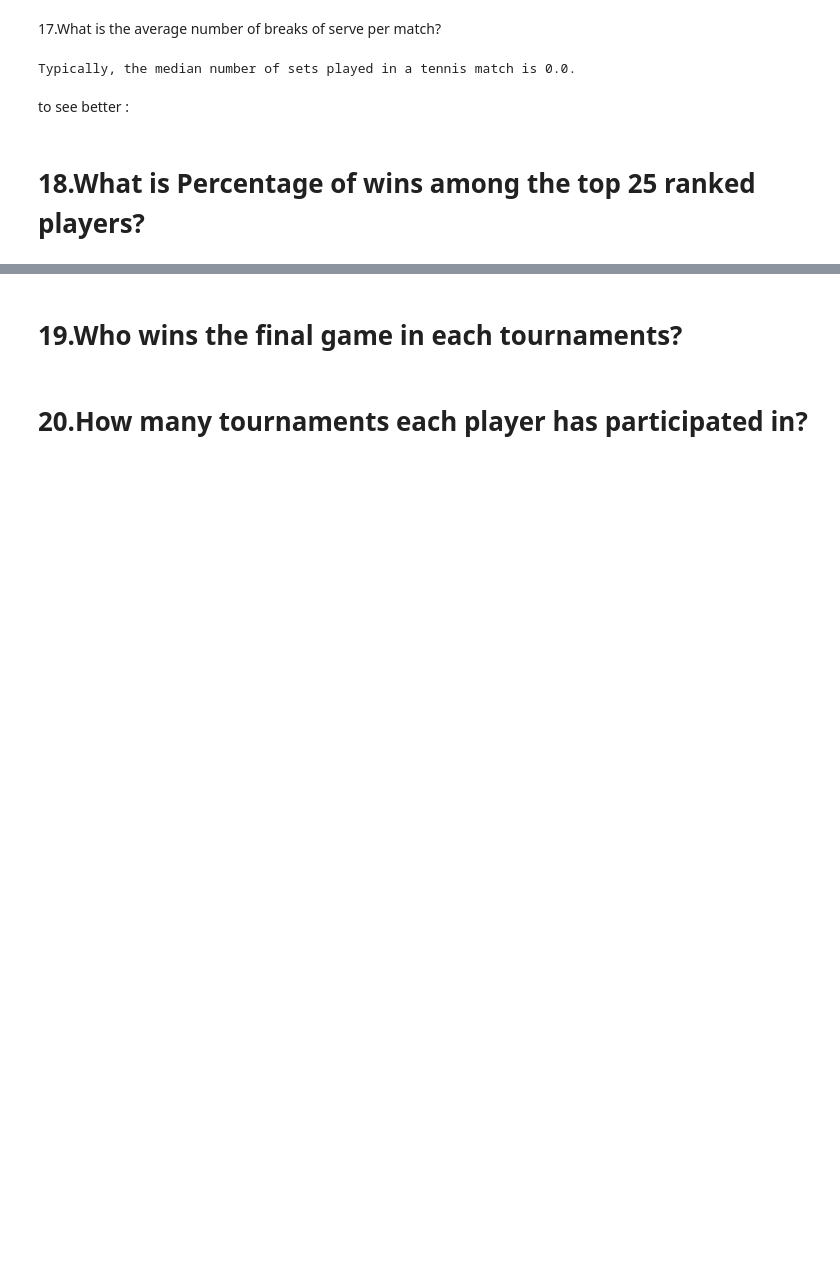
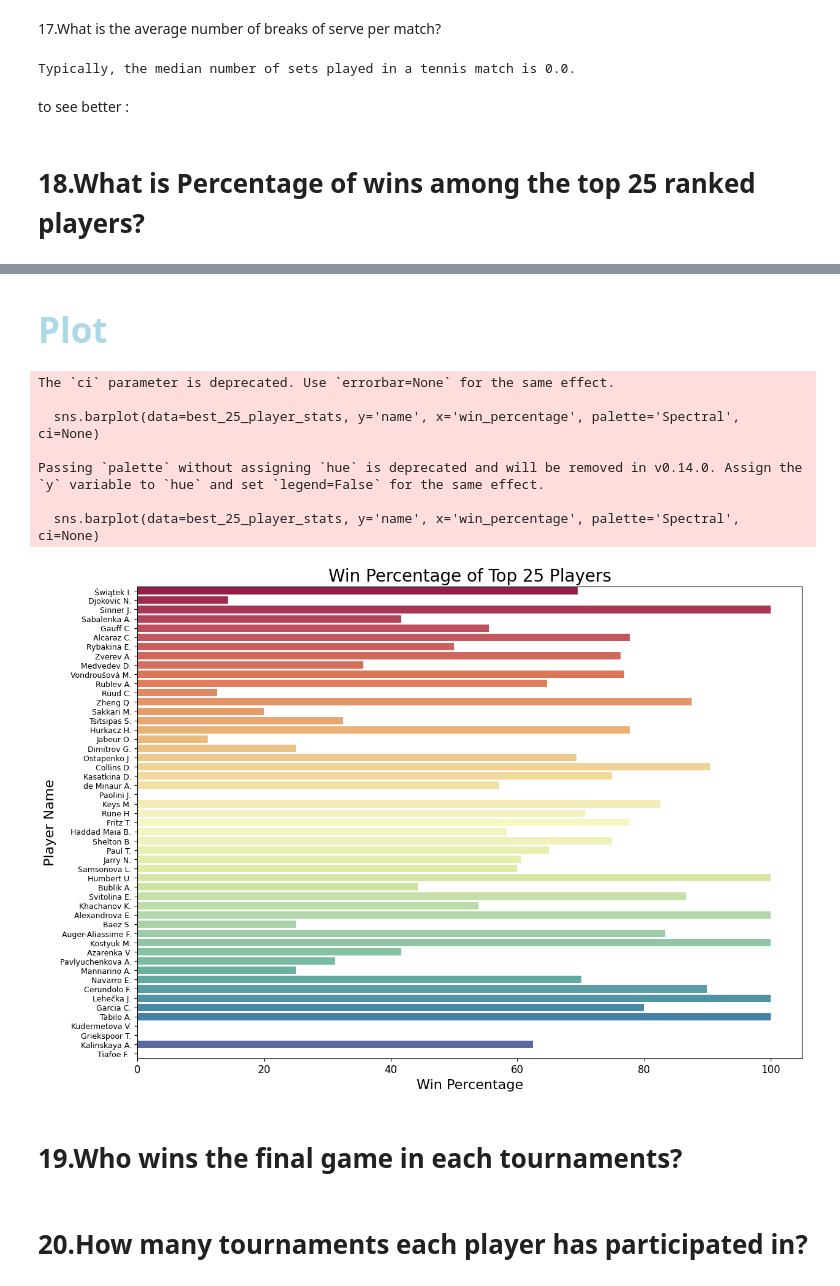
Before and after one commit to HosseinFaghihi/tennismatch_coop_coding, a Jupyter notebook: tproject.ipynb, the cells around one changed output, grey strips where cells are left out. Cells and saved outputs as stored; diff of their text form; code cells hidden in the pictures; blank space fills up the shorter version.

Commit message:
plot

```diff
--- a/tproject.ipynb
+++ b/tproject.ipynb
@@ -124,7 +125,7 @@ for group_name, df in grouped_data_frames.items():
 read csv files
 # %%
 # Define the directory and group names
-base_folder = r'F:\daneshkar\project1\extracted_rar_files'
+base_folder = r'e:\extracted_rar_files'
 group_names = [
     'home_team_score',
     'home_team',
@@ -987,3 +1002,32 @@ best_25_player_stats
+# %% [markdown]
+<h2  style="color:lightblue; font-family:Arial, sans-serif; font-size:35px;">
+
+
+Plot
+</h2>
+# %%
+# Plotting
+plt.figure(figsize=(14, 10))
+sns.set_palette('Spectral')  # Change the color palette
+
+# Horizontal bar plot
+sns.barplot(data=best_25_player_stats, y='name', x='win_percentage', palette='Spectral', ci=None)
+
+plt.title('Win Percentage of Top 25 Players', fontsize=20)
+plt.xlabel('Win Percentage', fontsize=16)
+plt.ylabel('Player Name', fontsize=16)
+plt.xticks(fontsize=12)
+plt.yticks(fontsize=9)
+plt.show()
+# %% [output]
+The `ci` parameter is deprecated. Use `errorbar=None` for the same effect.
+
+  sns.barplot(data=best_25_player_stats, y='name', x='win_percentage', palette='Spectral', ci=None)
+
+Passing `palette` without assigning `hue` is deprecated and will be removed in v0.14.0. Assign the `y` variable to `hue` and set `legend=False` for the same effect.
+
+  sns.barplot(data=best_25_player_stats, y='name', x='win_percentage', palette='Spectral', ci=None)
+[figure, added]
 # %% [markdown]
 <h1>
 19.Who wins the final game in each tournaments?
```
Also changed, not shown: parts of 8 cells of this notebook.
